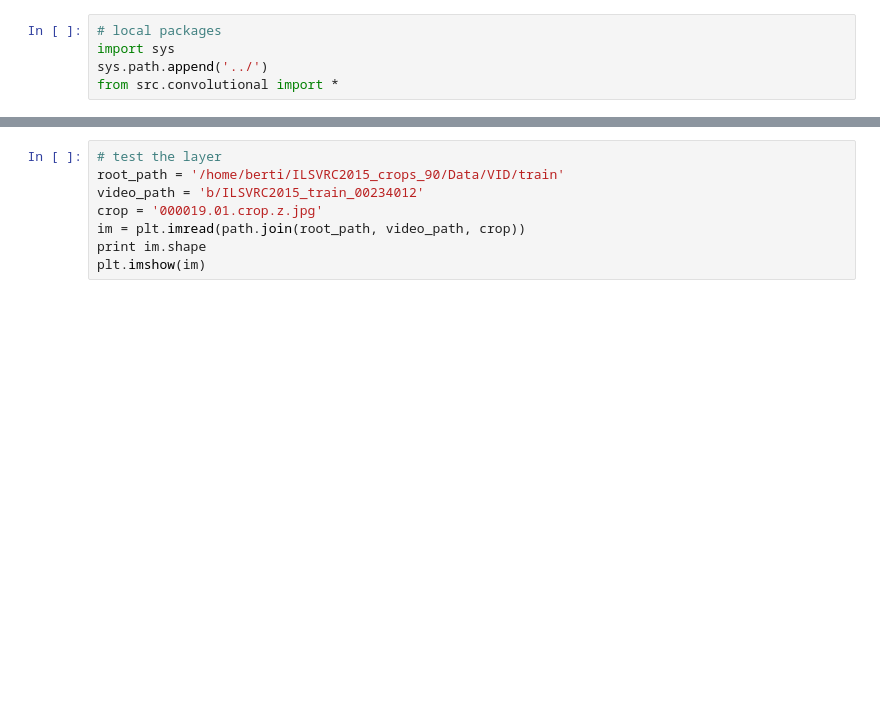
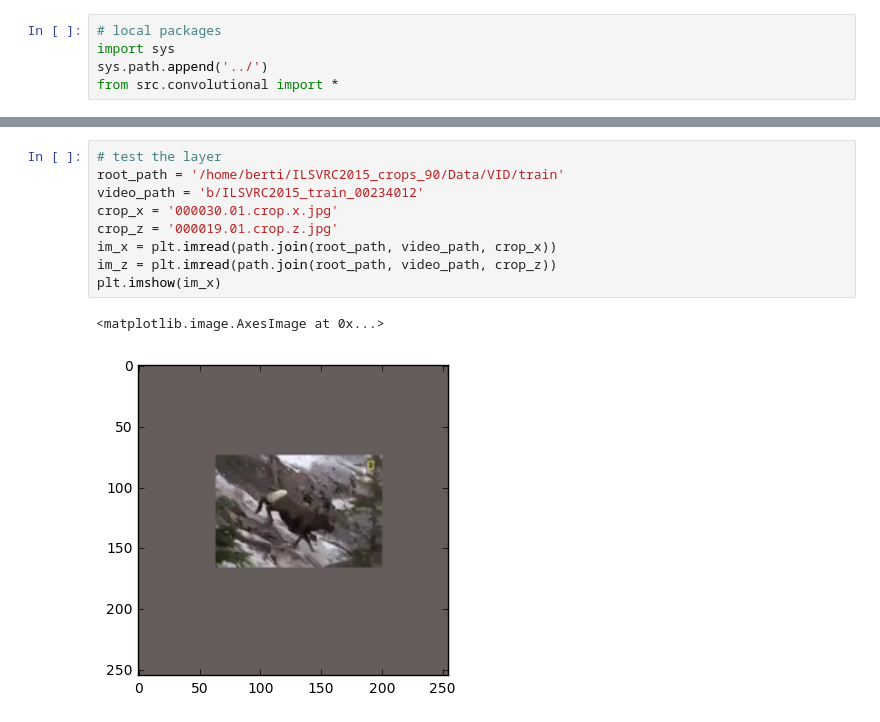
Before and after one commit to torrvision/siamfc-tf, a Jupyter notebook: notebooks/0.0-luca_matconvnet-import.ipynb, the cells around one changed output, grey strips where cells are left out. Cells and saved outputs as stored; diff of their text form; blank space fills up the shorter version.

```diff
--- a/notebooks/0.0-luca_matconvnet-import.ipynb
+++ b/notebooks/0.0-luca_matconvnet-import.ipynb
@@ -82,8 +89,12 @@ net = tf.nn.max_pool(net, [1,3,3,1], strides=[1,2,2,1], padding='VALID', name='p
 # %%
 # test the layer
 root_path = '/home/berti/ILSVRC2015_crops_90/Data/VID/train'
 video_path = 'b/ILSVRC2015_train_00234012'
-crop = '000019.01.crop.z.jpg'
-im = plt.imread(path.join(root_path, video_path, crop))
-print im.shape
-plt.imshow(im)
+crop_x = '000030.01.crop.x.jpg'
+crop_z = '000019.01.crop.z.jpg'
+im_x = plt.imread(path.join(root_path, video_path, crop_x))
+im_z = plt.imread(path.join(root_path, video_path, crop_z))
+plt.imshow(im_x)
+# %% [output]
+<matplotlib.image.AxesImage at 0x...>
+[figure, added]
```
Also changed, not shown: parts of 9 cells of this notebook, 2 other files.
